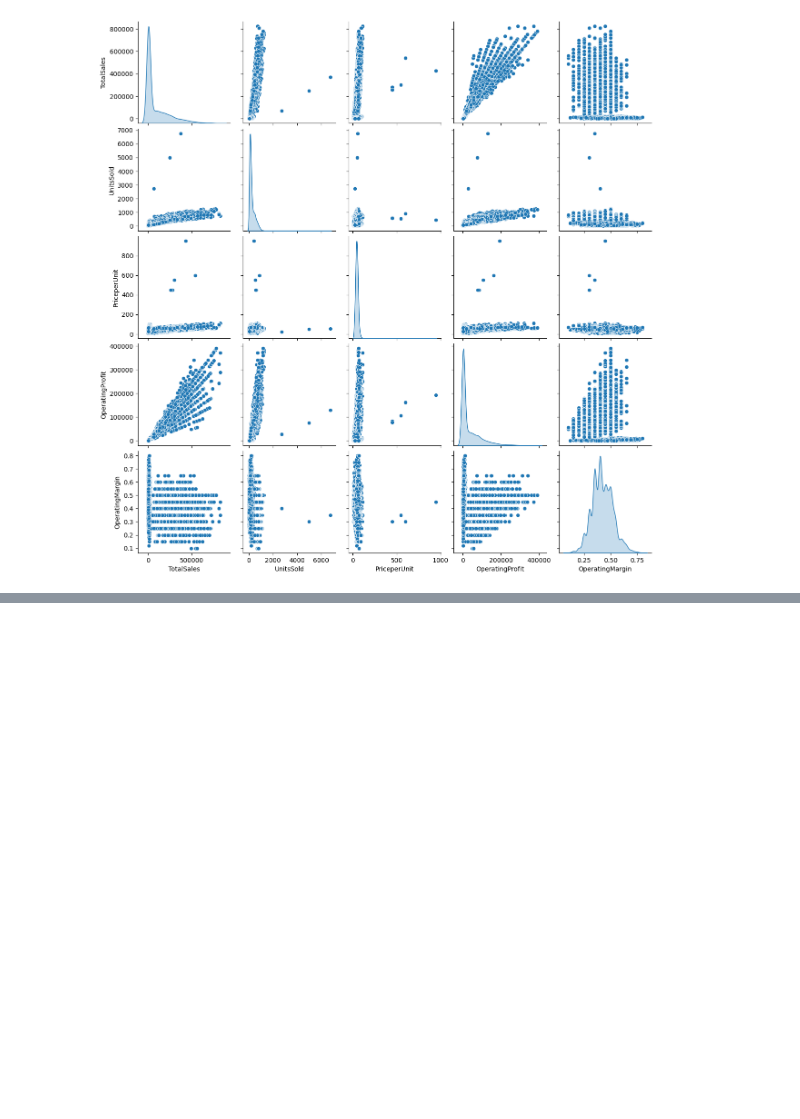
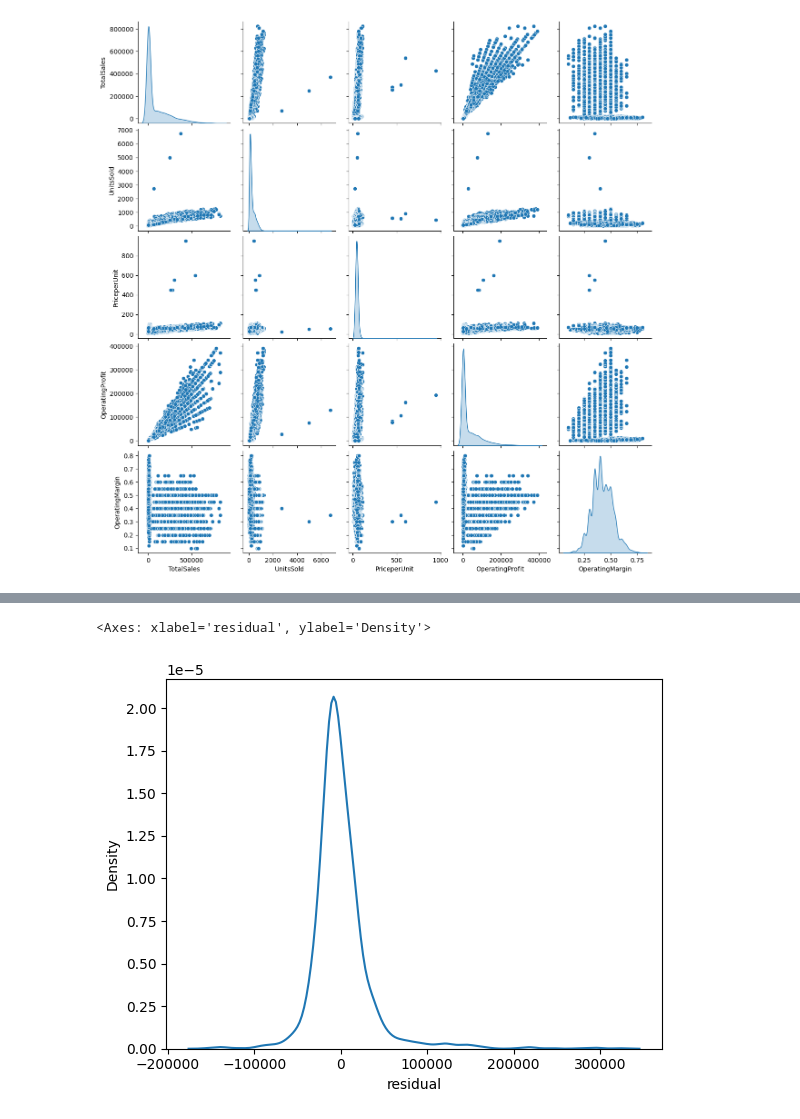
Before and after one commit to thegreatdon40/Final-Project-Data_Analytics, a Jupyter notebook: sales.ipynb, the cells around one changed output, grey strips where cells are left out. Drawn from its saved outputs; the diff is of its cells as text; code cells hidden in the pictures; blank space fills up the shorter version.

```diff
--- a/sales.ipynb
+++ b/sales.ipynb
@@ -395,0 +430,8 @@ sns.pairplot(data=sales_salesdata,
+# %%
+y_predicted = model.predict(x_test)
+# %%
+predicted = pd.DataFrame(y_predicted, columns=['predictedValue'])
+# %%
+final = predicted.join([x_test.reset_index(drop=True),
+                        y_test.reset_index(drop=True)])
+final.head()[['OperatingMargin','OperatingProfit','TotalSales','predictedValue']]
@@ -395,0 +445,3 @@ sns.pairplot(data=sales_salesdata,
+# %%
+final['residual'] = final['TotalSales'] - final['predictedValue']
+final.head()
@@ -395,0 +455,5 @@ sns.pairplot(data=sales_salesdata,
+# %%
+sns.kdeplot(data=final, x='residual')
+# %% [output]
+<Axes: xlabel='residual', ylabel='Density'>
+[figure, added]
```
Also changed, not shown: parts of 7 cells of this notebook.
